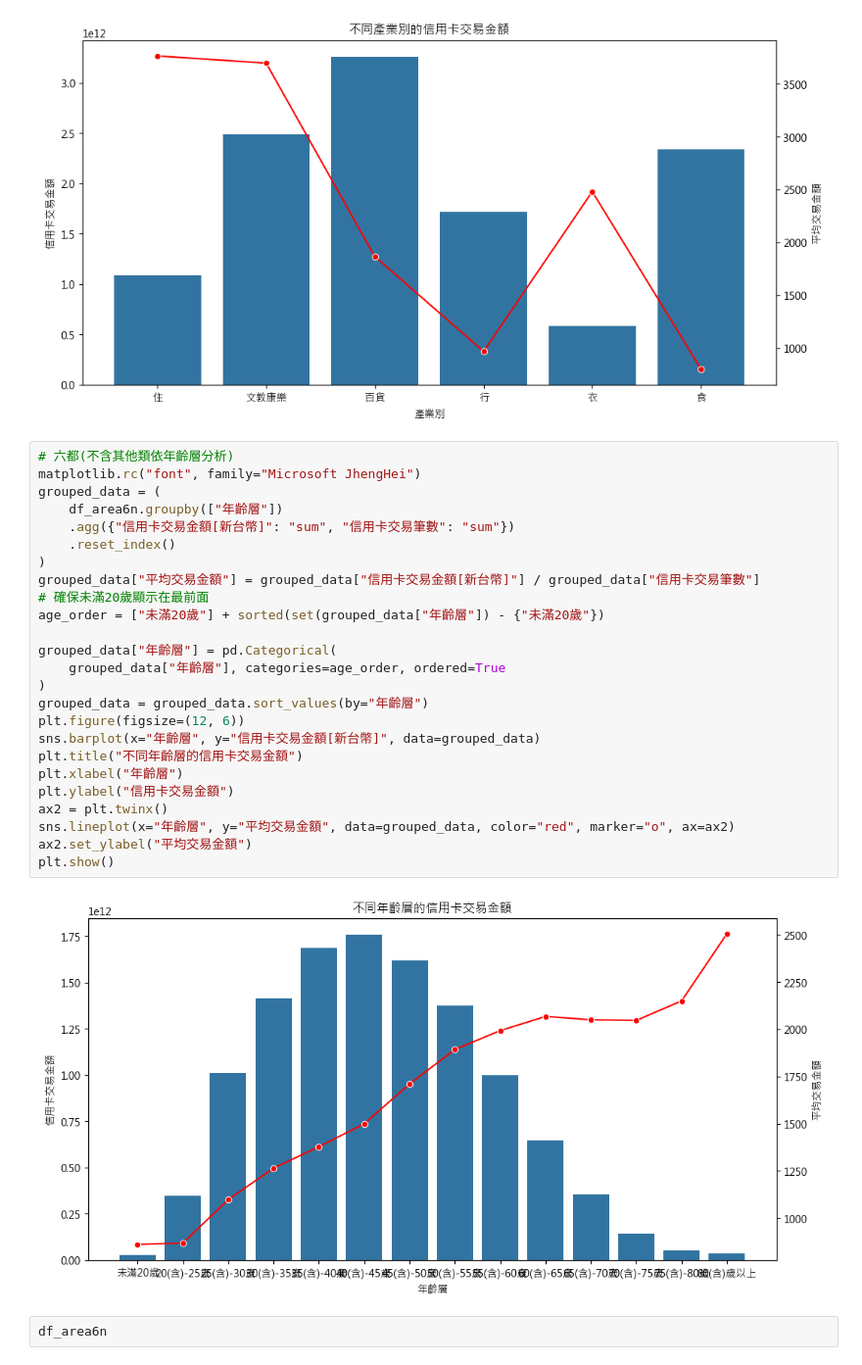
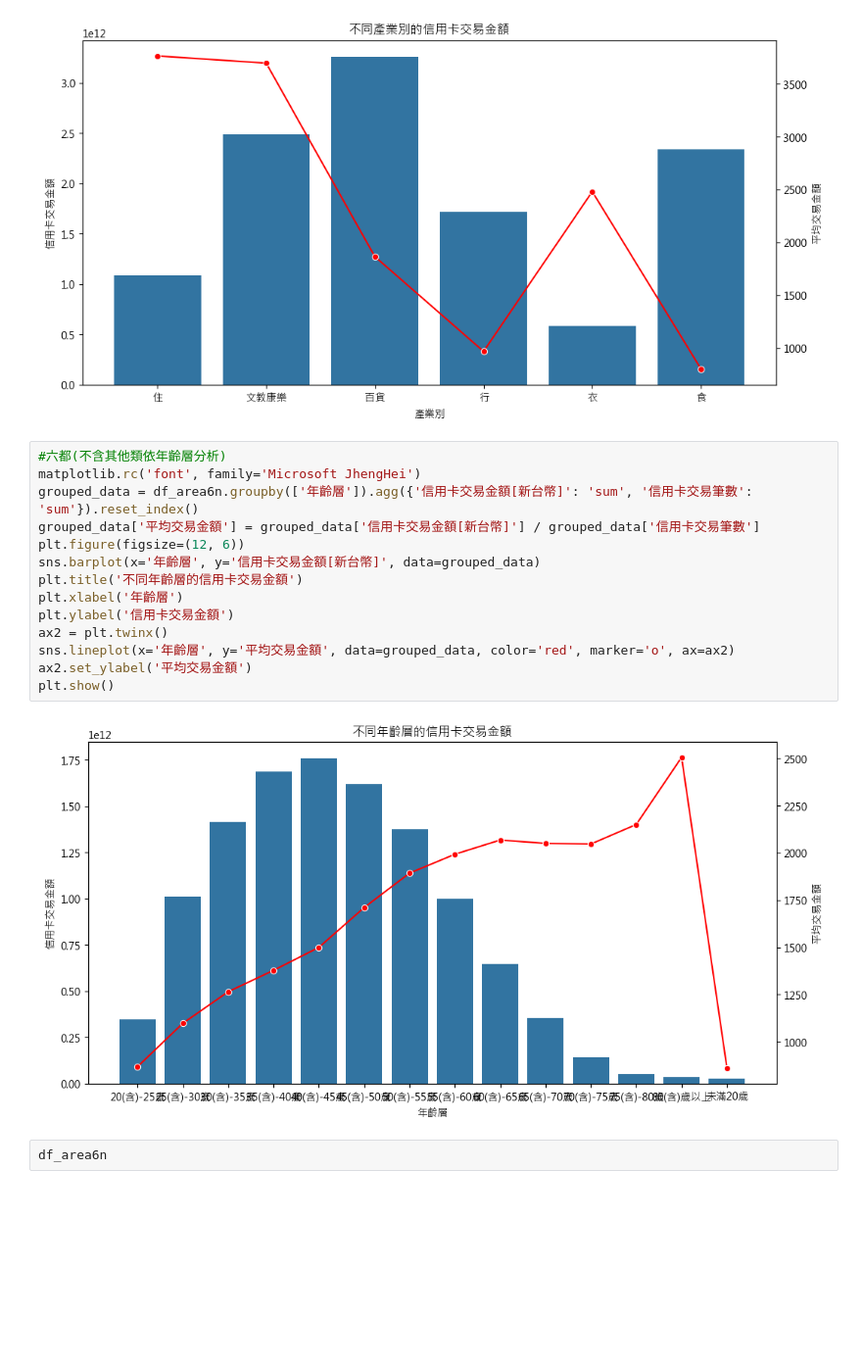
Before and after one commit to xuanlll17/creditcard, a Jupyter notebook: Machine_Learning/ML/dataView.ipynb, the cells around one changed output. Shown at 98% size. Saved outputs shown, nothing was run; the diff lists cells and outputs as text; blank space fills up the shorter version.

```diff
--- a/Machine_Learning/ML/dataView.ipynb
+++ b/Machine_Learning/ML/dataView.ipynb
@@ -330,32 +330,21 @@ plt.show()
 # %% [output]
 [figure]
 # %%
-# 六都(不含其他類依年齡層分析)
-matplotlib.rc("font", family="Microsoft JhengHei")
-grouped_data = (
-    df_area6n.groupby(["年齡層"])
-    .agg({"信用卡交易金額[新台幣]": "sum", "信用卡交易筆數": "sum"})
-    .reset_index()
-)
-grouped_data["平均交易金額"] = grouped_data["信用卡交易金額[新台幣]"] / grouped_data["信用卡交易筆數"]
-# 確保未滿20歲顯示在最前面
-age_order = ["未滿20歲"] + sorted(set(grouped_data["年齡層"]) - {"未滿20歲"})
-
-grouped_data["年齡層"] = pd.Categorical(
-    grouped_data["年齡層"], categories=age_order, ordered=True
-)
-grouped_data = grouped_data.sort_values(by="年齡層")
+#六都(不含其他類依年齡層分析)
+matplotlib.rc('font', family='Microsoft JhengHei')
+grouped_data = df_area6n.groupby(['年齡層']).agg({'信用卡交易金額[新台幣]': 'sum', '信用卡交易筆數': 'sum'}).reset_index()
+grouped_data['平均交易金額'] = grouped_data['信用卡交易金額[新台幣]'] / grouped_data['信用卡交易筆數']
 plt.figure(figsize=(12, 6))
-sns.barplot(x="年齡層", y="信用卡交易金額[新台幣]", data=grouped_data)
-plt.title("不同年齡層的信用卡交易金額")
-plt.xlabel("年齡層")
-plt.ylabel("信用卡交易金額")
+sns.barplot(x='年齡層', y='信用卡交易金額[新台幣]', data=grouped_data)
+plt.title('不同年齡層的信用卡交易金額')
+plt.xlabel('年齡層')
+plt.ylabel('信用卡交易金額')
 ax2 = plt.twinx()
-sns.lineplot(x="年齡層", y="平均交易金額", data=grouped_data, color="red", marker="o", ax=ax2)
-ax2.set_ylabel("平均交易金額")
+sns.lineplot(x='年齡層', y='平均交易金額', data=grouped_data, color='red', marker='o', ax=ax2)
+ax2.set_ylabel('平均交易金額')
 plt.show()
 # %% [output]
-[figure, old version]
+[figure, new version]
 # %%
 df_area6n
 # %% [output]
```
Also changed, not shown: parts of 15 cells of this notebook, 2 other files.
